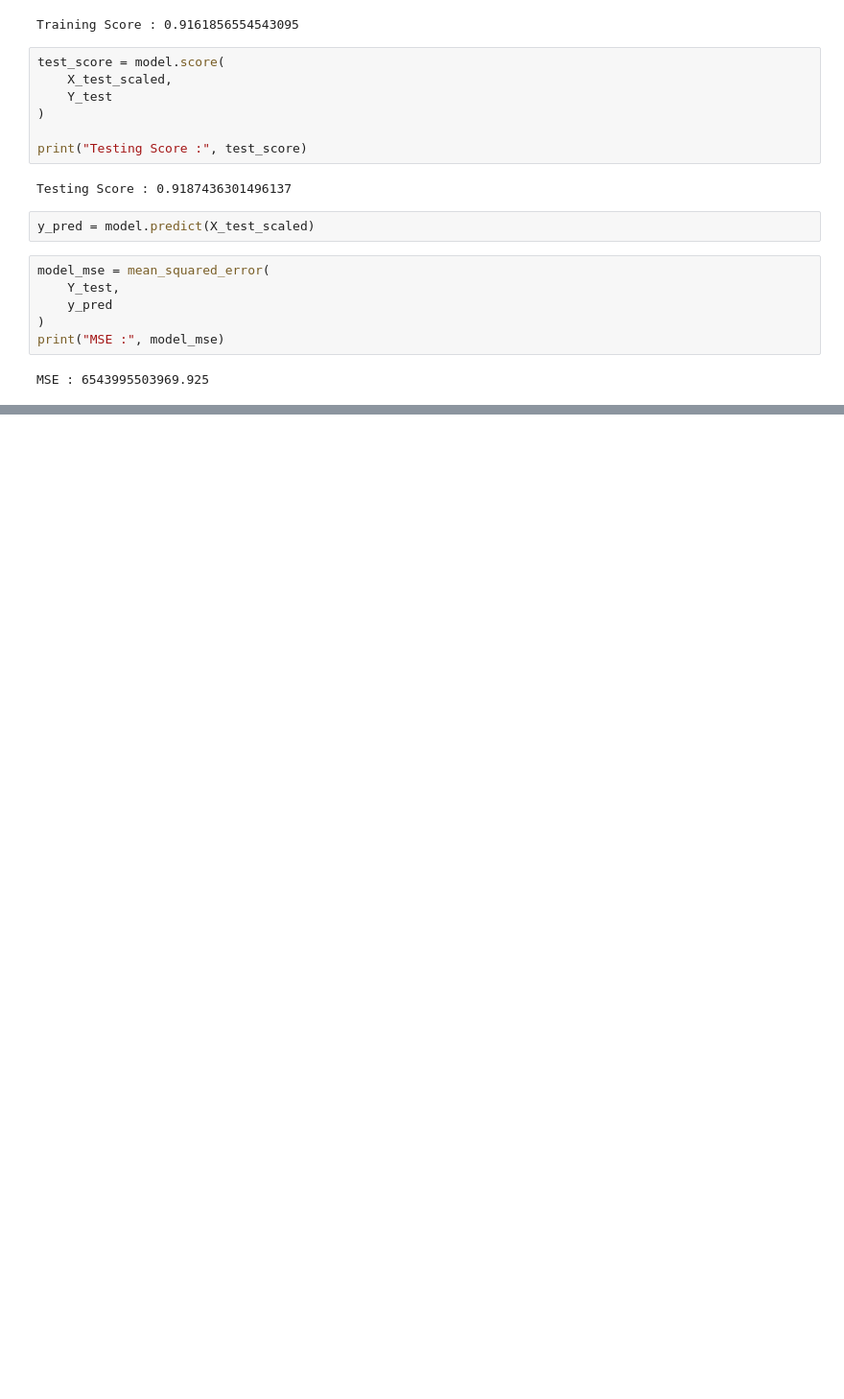
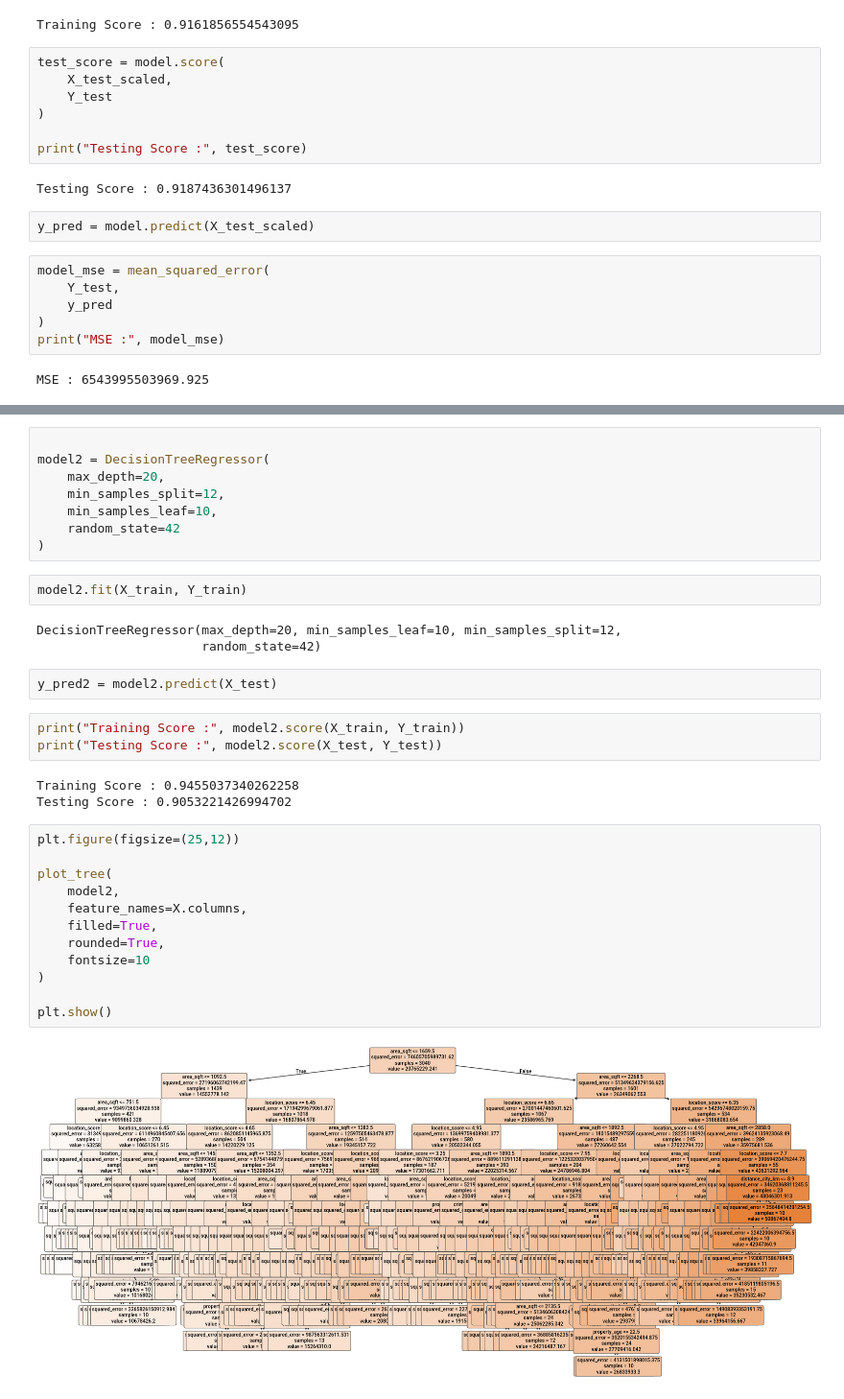
Before and after one commit to Parth-M-M/Rnw, a Jupyter notebook: algorithms/Superviced learning/pr2/PR2EXAM.ipynb, the cells around one changed output, grey strips where cells are left out. Shown at 96% size. Cells and saved outputs as stored; diff of their text form; blank space fills up the shorter version.

```diff
--- a/algorithms/Superviced learning/pr2/PR2EXAM.ipynb
+++ b/algorithms/Superviced learning/pr2/PR2EXAM.ipynb
@@ -277,0 +546,35 @@ R2 Score : 0.918743628762105
+# %%
+
+model2 = DecisionTreeRegressor(
+    max_depth=20,
+    min_samples_split=12,
+    min_samples_leaf=10,
+    random_state=42
+)
+# %%
+model2.fit(X_train, Y_train)
+# %% [output]
+DecisionTreeRegressor(max_depth=20, min_samples_leaf=10, min_samples_split=12,
+                      random_state=42)
+# %%
+y_pred2 = model2.predict(X_test)
+# %%
+print("Training Score :", model2.score(X_train, Y_train))
+print("Testing Score :", model2.score(X_test, Y_test))
+# %% [output]
+Training Score : 0.9455037340262258
+Testing Score : 0.9053221426994702
+# %%
+plt.figure(figsize=(25,12))
+
+plot_tree(
+    model2,
+    feature_names=X.columns,
+    filled=True,
+    rounded=True,
+    fontsize=10
+)
+
+plt.show()
+# %% [output]
+[figure, added]
```
Also changed, not shown: parts of 38 cells of this notebook, 1 other file.
